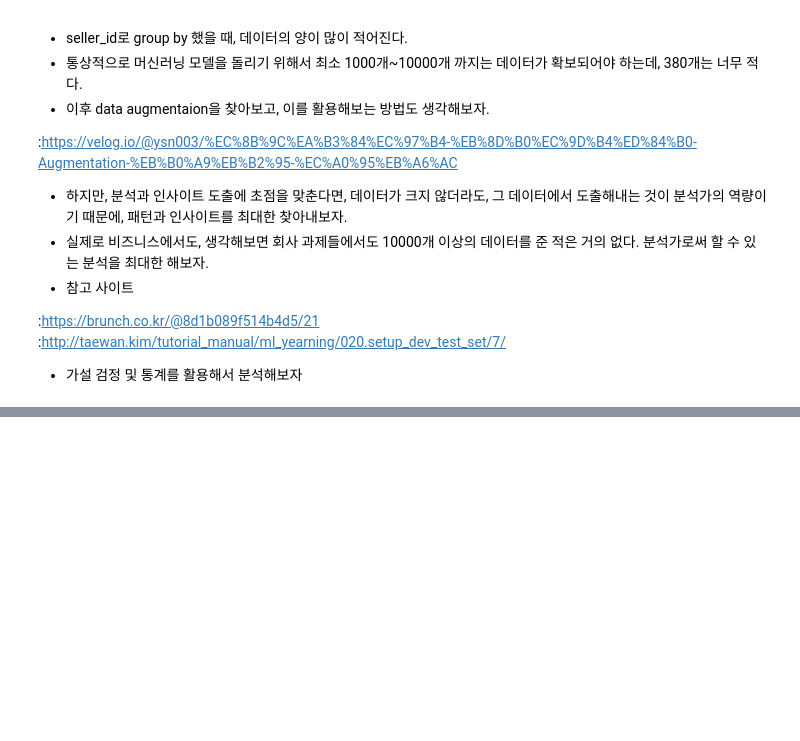
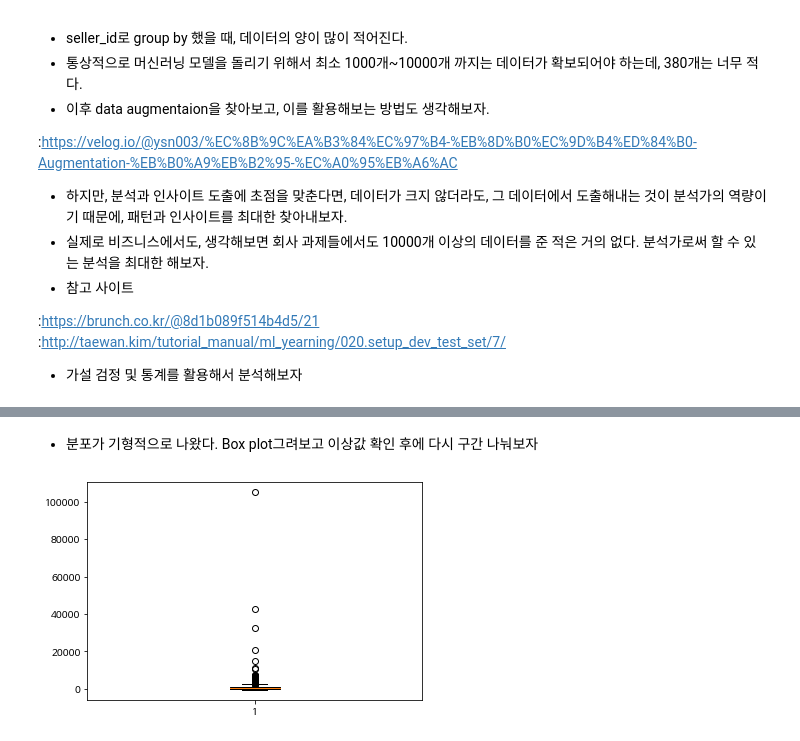
Before and after one commit to cyss93/CP1_team8, a Jupyter notebook: CP1_ver0.1.ipynb, the cells around one changed output, grey strips where cells are left out. Cells and saved outputs as stored; diff of their text form; code cells hidden in the pictures; blank space fills up the shorter version.

```diff
--- a/CP1_ver0.1.ipynb
+++ b/CP1_ver0.1.ipynb
@@ -226,0 +339,5 @@ Name: retention, dtype: object
+# %%
+# 10개 구간으로 나누고, 라벨을 붙여주기
+# 예) 하위 10%까지는 라벨이 '0', 상위 10%는 라벨이 '9'
+df_for_whale['ratio_revenue'] = pd.cut(df_for_whale['sum_revenue'], 10,
+                                       labels=['0', '1', '2', '3', '4', '5', '6', '7', '8', '9'])
@@ -226,0 +359,8 @@ Name: retention, dtype: object
+# %% [markdown]
+- 분포가 기형적으로 나왔다. Box plot그려보고 이상값 확인 후에 다시 구간 나눠보자
+# %%
+# box plot
+plt.boxplot(df_for_whale['sum_revenue'])
+plt.show()
+# %% [output]
+[figure, added]
```
Also changed, not shown: parts of 50 cells of this notebook.
